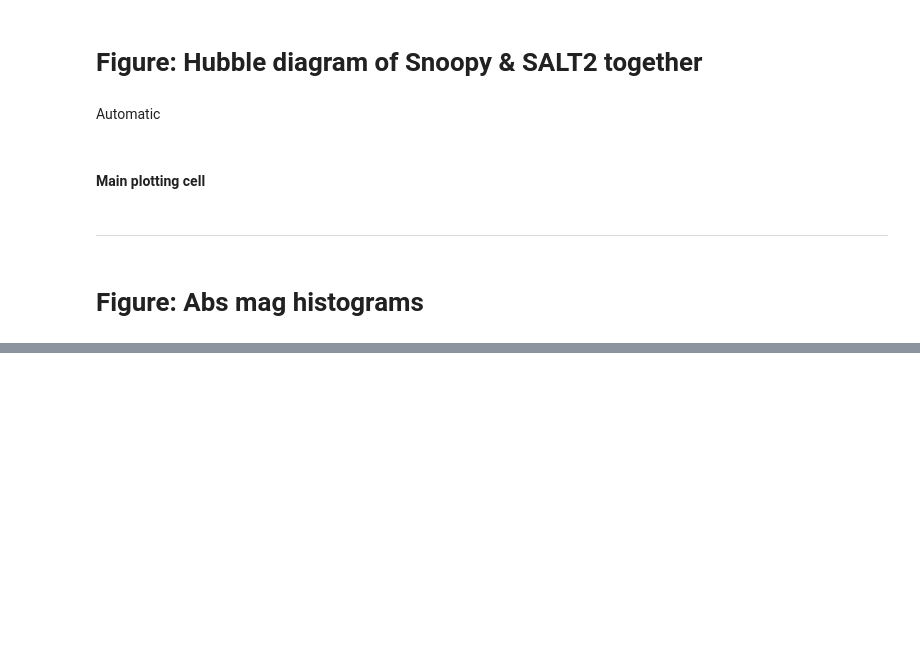
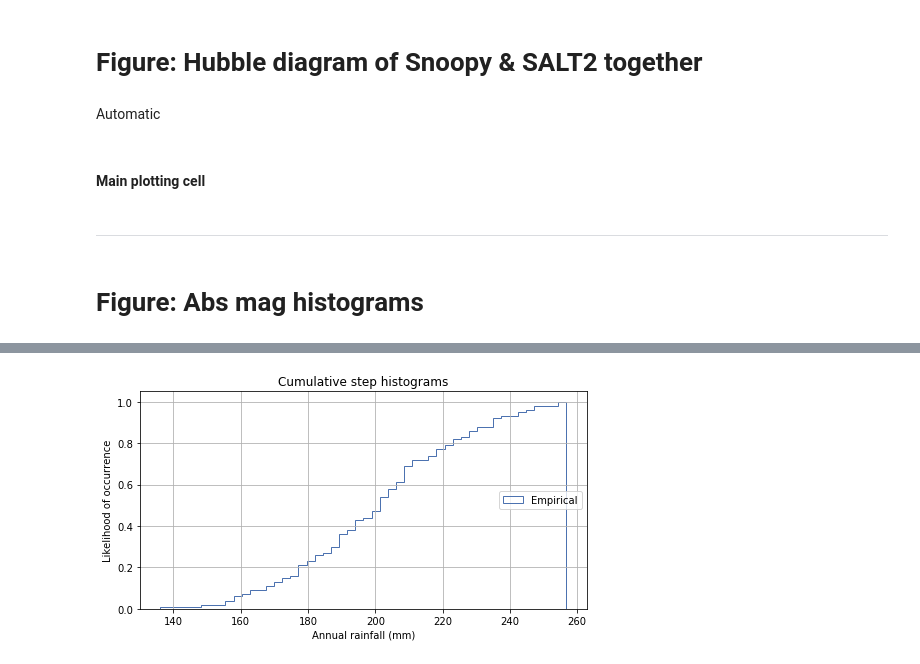
Before and after one commit to ArturoAve/LowzNIRFit, a Jupyter notebook: 14_Latex_Tables_Figures.ipynb, the cells around one changed output, grey strips where cells are left out. Drawn from its saved outputs; the diff is of its cells as text; code cells hidden in the pictures; blank space fills up the shorter version.

```diff
--- a/14_Latex_Tables_Figures.ipynb
+++ b/14_Latex_Tables_Figures.ipynb
@@ -3088,0 +3176,28 @@ LatexTable_1.close()
+# %%
+import numpy as np
+import matplotlib.pyplot as plt
+from matplotlib import mlab
+
+np.random.seed(0)
+
+mu = 200
+sigma = 25
+n_bins = 50
+x = np.random.normal(mu, sigma, size=100)
+
+fig, ax = plt.subplots(figsize=(8, 4))
+
+# plot the cumulative histogram
+ax.hist(x, n_bins, normed=1, histtype='step',
+                           cumulative=True, label='Empirical')
+
+# tidy up the figure
+ax.grid(True)
+ax.legend(loc='right')
+ax.set_title('Cumulative step histograms')
+ax.set_xlabel('Annual rainfall (mm)')
+ax.set_ylabel('Likelihood of occurrence')
+
+plt.show()
+# %% [output]
+[figure, added]
```
Also changed, not shown: parts of 27 cells of this notebook.
